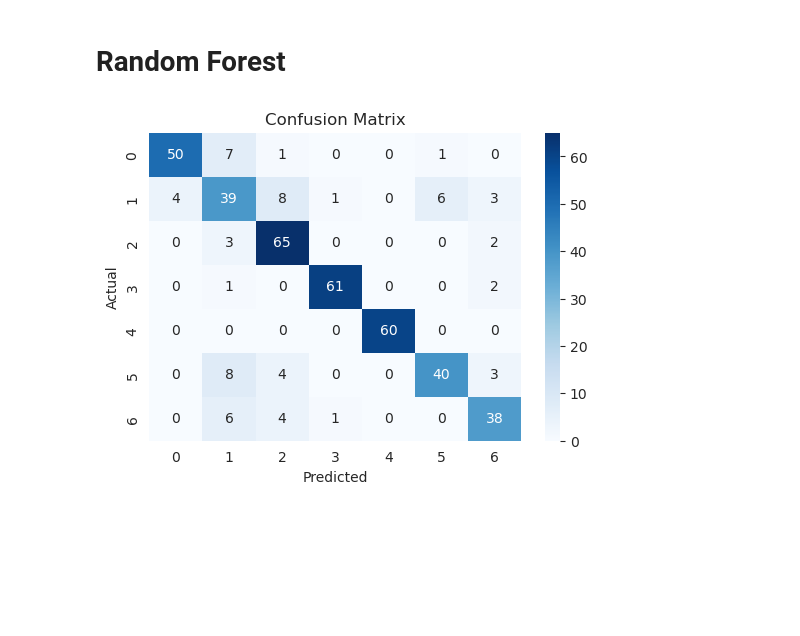
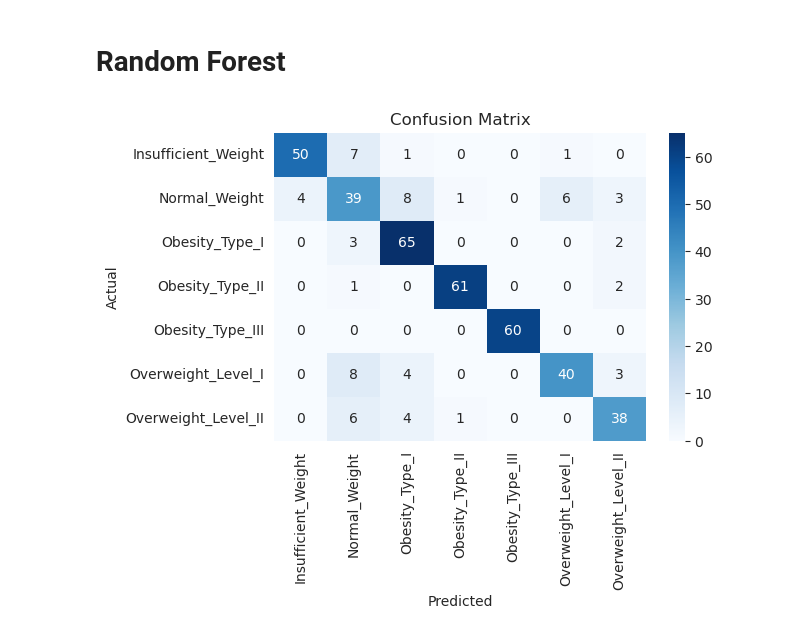
Before and after one commit to Niklas-Wag/Sleep_DSAI, a Jupyter notebook: ObesityPrediction.ipynb, the cells around one changed output. Drawn from its saved outputs; the diff is of its cells as text; code cells hidden in the pictures; blank space fills up the shorter version.

```diff
--- a/ObesityPrediction.ipynb
+++ b/ObesityPrediction.ipynb
@@ -78,38 +136,25 @@ obesity_dataset = obesity_dataset.drop(columns=['Height', 'Weight'])
 # %% [markdown]
 # Random Forest
 # %%
-# encode for random forest
-
-label_enc = LabelEncoder()
-
-obesity_dataset['Obesity'] = label_enc.fit_transform(obesity_dataset['Obesity'])
-
-categorical_features = ['Gender', 'family_history', 'FAVC', 'CAEC', 'SMOKE', 'SCC', 'CALC', 'MTRANS']
-obesity_categorized = pd.get_dummies(obesity_dataset, columns=categorical_features, drop_first=True)
-
 # split data
-
 X = obesity_categorized.drop('Obesity', axis=1)
 y = obesity_categorized['Obesity']
-
 X_train, X_test, y_train, y_test = train_test_split(X, y, test_size=0.2, random_state=42)
 
 # train random forest
-
 clf = RandomForestClassifier(n_estimators=100, random_state=42)
 clf.fit(X_train, y_train)
 
+# predict
+y_pred_rf = clf.predict(X_test)
+
 # confusion matrix
-
-y_pred = clf.predict(X_test)
-
-cm = confusion_matrix(y_test, y_pred)
-
+cm = confusion_matrix(y_test, y_pred_rf)
 plt.figure(figsize=(6, 4))
 sns.heatmap(cm, annot=True, fmt='d', cmap='Blues', xticklabels=label_enc.classes_, yticklabels=label_enc.classes_)
 plt.xlabel('Predicted')
 plt.ylabel('Actual')
 plt.title('Confusion Matrix')
 plt.show()
 # %% [output]
-[figure, old version]
+[figure, new version]
```
Also changed, not shown: parts of 7 cells of this notebook.
